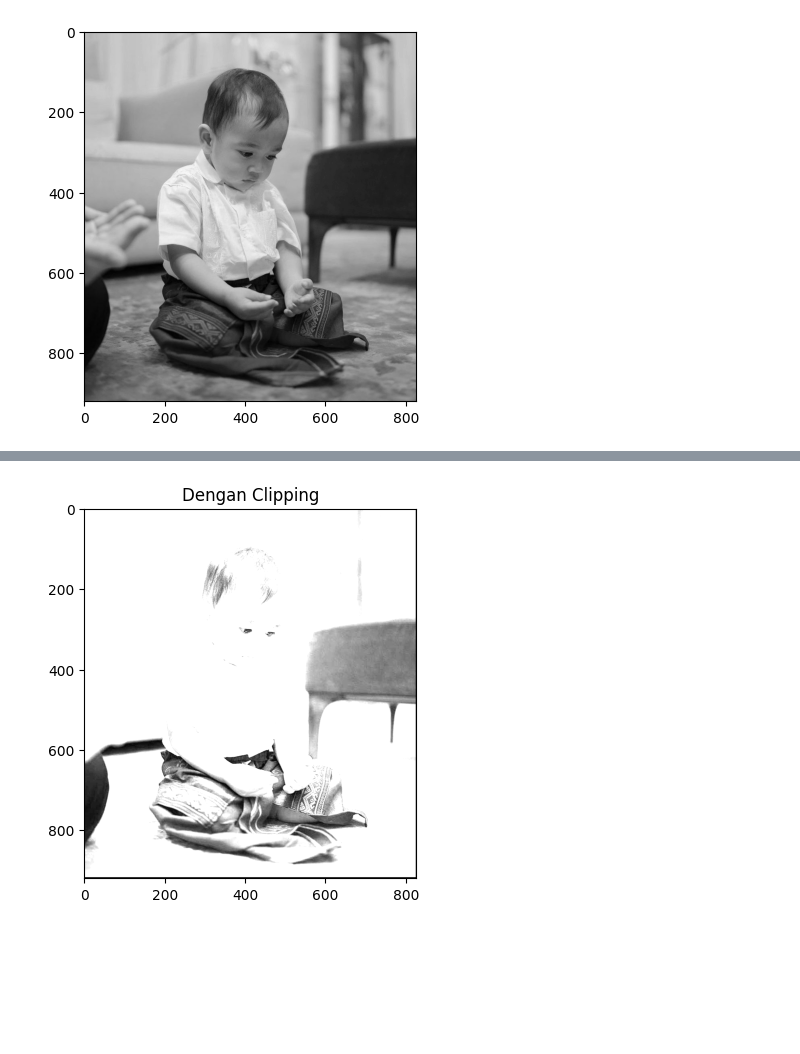
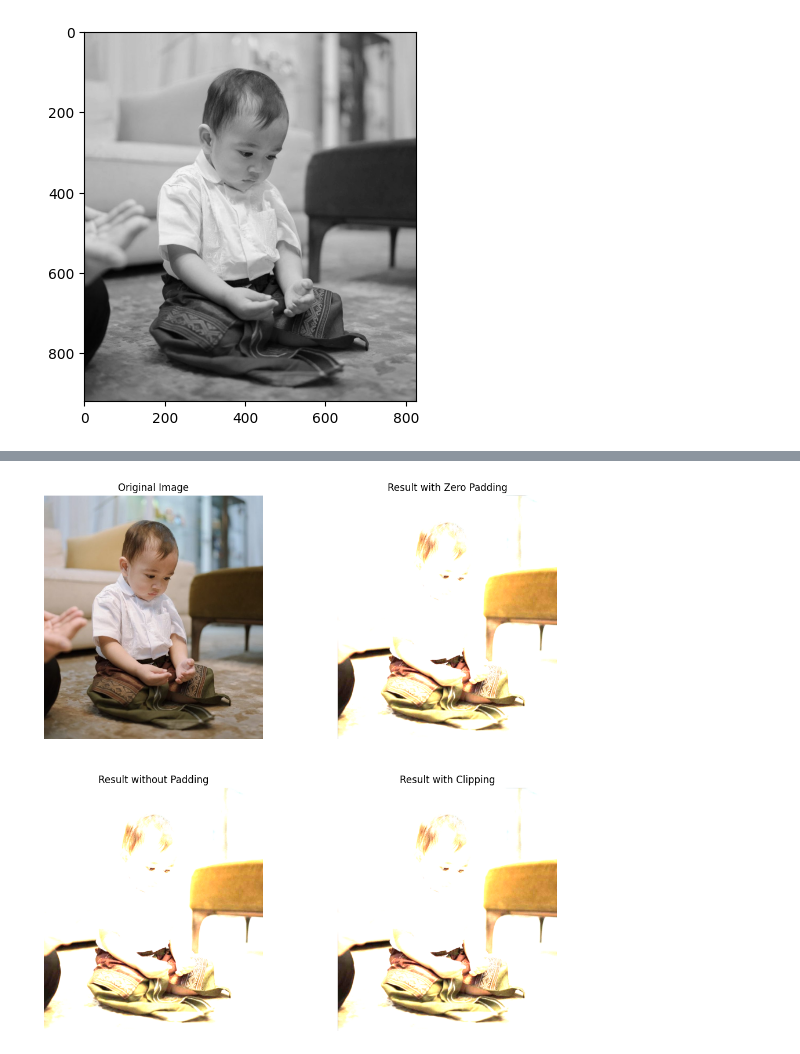
Before and after one commit to YnaStpra/PraktikumPCD, a Jupyter notebook: Jurnal Mod1/index.ipynb, the cells around one changed output, grey strips where cells are left out. Saved outputs shown, nothing was run; the diff lists cells and outputs as text; code cells hidden in the pictures; blank space fills up the shorter version.

```diff
--- a/Jurnal Mod1/index.ipynb
+++ b/Jurnal Mod1/index.ipynb
@@ -108,6 +41,0 @@ print(gray_img)#
-# %%
-kernel = np.array([[0, 0, -1, 1],[0, 2, 1, -1],[-1, 1, 2, 0],[1, -1, 0, 0]])
-for i in range (918):
-    for j in range (824):
-        konvolusi[i][j] = gray_img[i][j]*kernel[0][0] + gray_img[i][j+1]*kernel[0][1] + gray_img[i][j+2]*kernel[0][2] + gray_img[i+1][j]*kernel[1][0] + gray_img[i+1][j+1]*kernel[1][1] + gray_img[i+1][j+2]*kernel[1][2]+ gray_img[i+2][j]*kernel[2][0]+gray_img[i+2][j+1]*kernel[2][1] + gray_img[i+1][j+2]*kernel[2][2]
-konvolusi
@@ -133,7 +42,4 @@ plt.show()
-# %%
-konvolusi_dengan_clipping = np.clip(konvolusi, 0, 255)
-plt.imshow(konvolusi_dengan_clipping, cmap='gray')
-plt.title('Dengan Clipping')
-plt.show()
-# %% [output]
-[figure, removed]
+# %%
+result_zero_padding = cv2.filter2D(img, -1, kernel, borderType=cv2.BORDER_CONSTANT)
+# %%
+result_no_padding = cv2.filter2D(img, -1, kernel)
@@ -139,0 +48,27 @@ plt.show()
+# %%
+result_clipping = cv2.filter2D(img, -1, kernel, borderType=cv2.BORDER_CONSTANT)
+# %%
+plt.figure(figsize=(12, 12))
+plt.subplot(2, 2, 1)
+plt.imshow(img, cmap='gray')
+plt.title('Original Image')
+plt.axis('off')
+
+plt.subplot(2, 2, 2)
+plt.imshow(result_zero_padding, cmap='gray')
+plt.title('Result with Zero Padding')
+plt.axis('off')
+
+plt.subplot(2, 2, 3)
+plt.imshow(result_no_padding, cmap='gray')
+plt.title('Result without Padding')
+plt.axis('off')
+
+plt.subplot(2, 2, 4)
+plt.imshow(result_clipping, cmap='gray')
+plt.title('Result with Clipping')
+plt.axis('off')
+
+plt.show()
+# %% [output]
+[figure, added]
```
Also changed, not shown: parts of 22 cells of this notebook.
